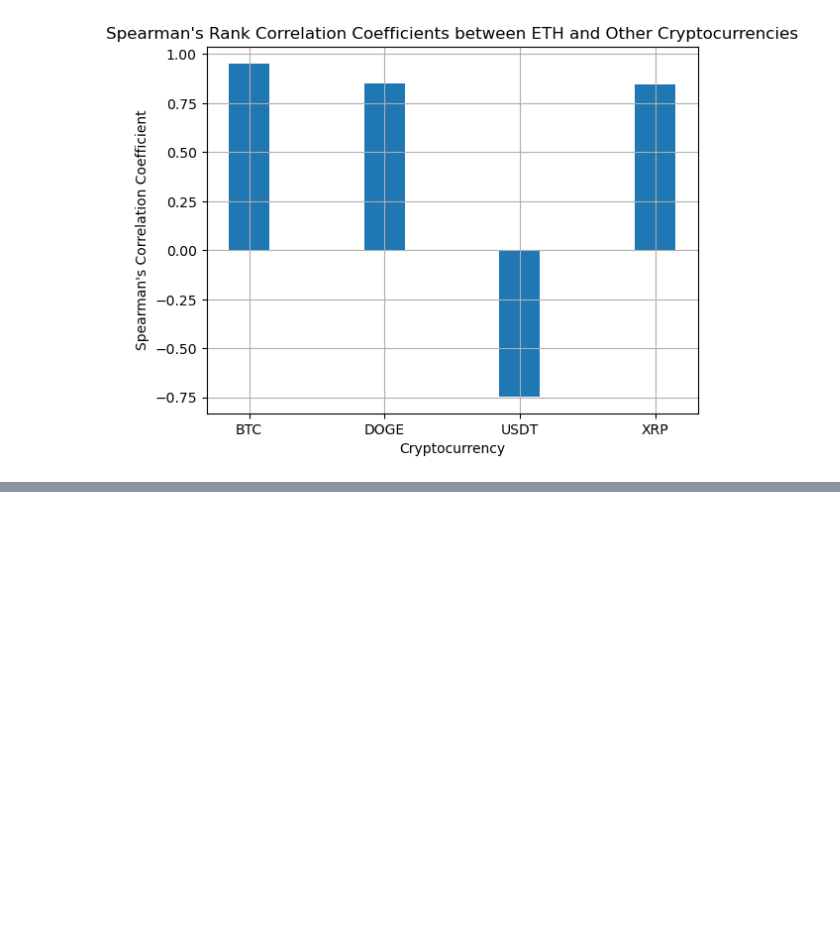
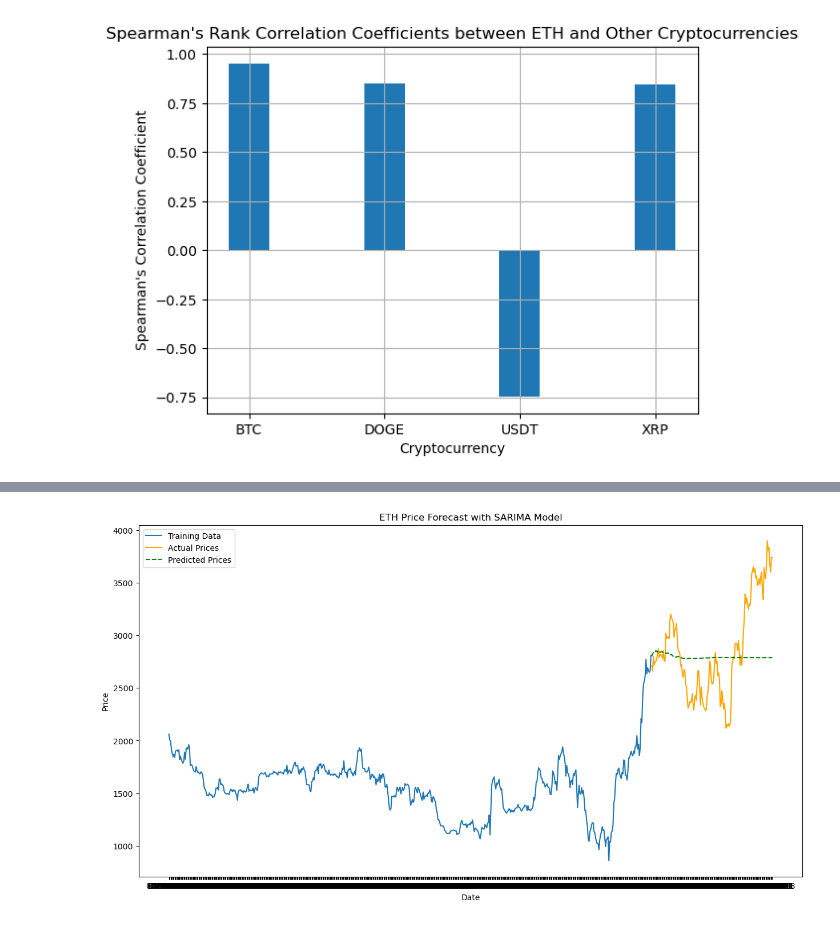
Before and after one commit to mijitrenkel/SDA_Project2, a Jupyter notebook: SDA-test1.ipynb, the cells around one changed output, grey strips where cells are left out. Cells and saved outputs as stored; diff of their text form; code cells hidden in the pictures; blank space fills up the shorter version.

```diff
--- a/SDA-test1.ipynb
+++ b/SDA-test1.ipynb
@@ -207,3 +250,33 @@ The time series of Close_XRP is stationary after differencing.
+# %%
+# Splitting the data
+split_point = int(len(df_clean) * 0.8)
+train_endog = endog[:split_point]
+train_exog = exog.iloc[:split_point]
+valid_endog = endog[split_point:]
+valid_exog = exog.iloc[split_point:]
+# %%
+# Drop rows with NaN values
+valid_exog = valid_exog.dropna()
+
+# Fit the SARIMA model to the training data
+model.fit(train_endog, exogenous=train_exog)
+
+# Make predictions for the validation period
+predictions = model.predict(n_periods=len(valid_endog), exogenous=valid_exog)
+
+# Plot the results
+plt.figure(figsize=(15, 8))
+plt.plot(train_endog.index, train_endog, label='Training Data')
+plt.plot(valid_endog.index, valid_endog, label='Actual Prices', color='orange')
+plt.plot(valid_endog.index, predictions, label='Predicted Prices', color='green', linestyle='--')
+
+plt.title('ETH Price Forecast with SARIMA Model')
+plt.xlabel('Date')
+plt.ylabel('Price')
+plt.legend()
+plt.show()
+# %% [output]
+[figure, added]
 # %%
 ## VAR model
 
```
Also changed, not shown: parts of 11 cells of this notebook.
